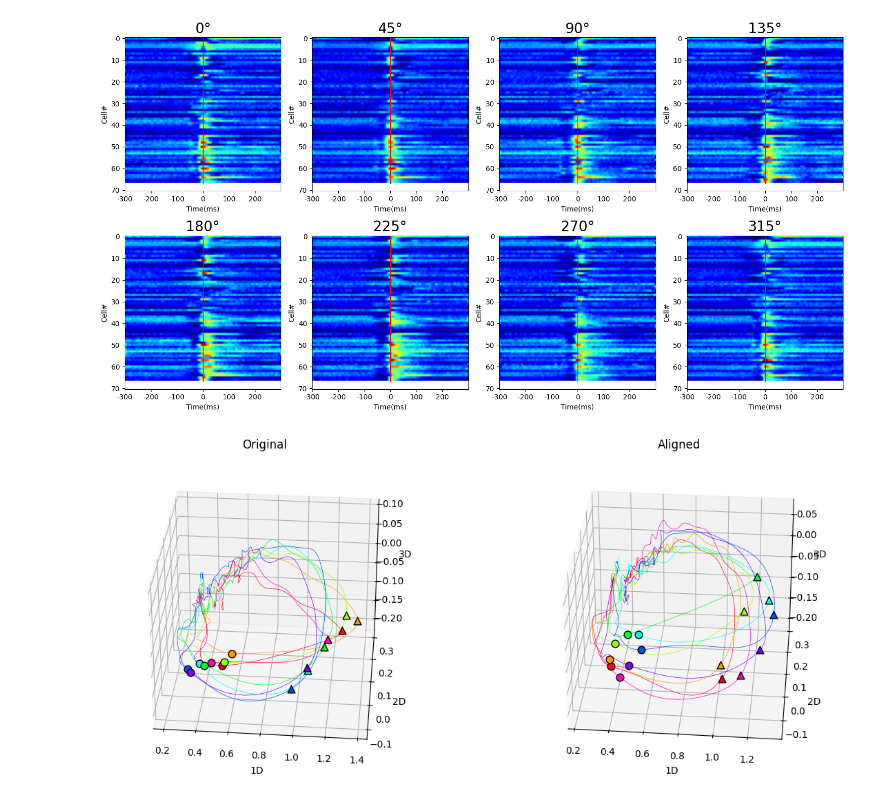
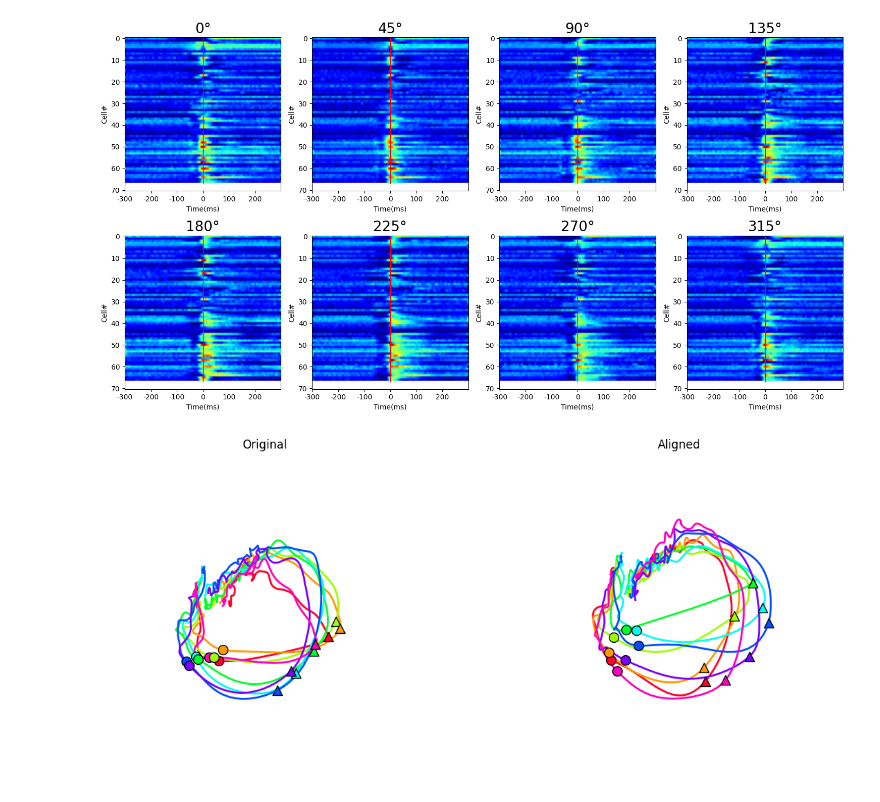
Before and after one commit to NeuroAI-IBS/fn_data_saccade, a Jupyter notebook: Data sorting/python_code/final_figures.ipynb, the cells around one changed output. Drawn from its saved outputs; the diff is of its cells as text; code cells hidden in the pictures.

```diff
--- a/Data sorting/python_code/final_figures.ipynb
+++ b/Data sorting/python_code/final_figures.ipynb
@@ -519,10 +519,10 @@ fig = plt.figure(constrained_layout=True,figsize=(12,5))
 ax = fig.add_subplot(1, 2, 1, projection='3d')
 for a in range(8):
     X = final_out2[a, 0]; Y = final_out2[a, 1]; Z = final_out2[a, 2]
-    ax.plot(X[200:500], Y[200:500], Z[200:500], label='parametric curve', color = C_list[a], linewidth = 0.5)
+    ax.plot(X[200:500], Y[200:500], Z[200:500], label='parametric curve', color = C_list[a], linewidth = 2)
 
-    ax.scatter(X[280], Y[280], Z[280], s=60, color = C_list[a], facecolors=C_list[a], edgecolors='black')
-    ax.scatter(X[300], Y[300], Z[300], marker='^', s=60, color = C_list[a], facecolors = C_list[a], edgecolors='black')
+    ax.scatter(X[280], Y[280], Z[280], s=100, color = C_list[a], facecolors=C_list[a], edgecolors='black')
+    ax.scatter(X[300], Y[300], Z[300], marker='^', s=100, color = C_list[a], facecolors = C_list[a], edgecolors='black')
 # X = final_out2[:, 0]; Y = final_out2[:, 1]; Z = final_out2[:, 2]
 # ax.plot(np.hstack([X[:, 280], X[0, 280]]),
 #         np.hstack([Y[:, 280], Y[0, 280]]),
@@ -544,37 +544,44 @@ ax.set_xlabel('1D'); ax.set_ylabel('2D'); ax.set_zlabel('3D')
 ax2 = fig.add_subplot(1, 2, 2, projection='3d')
 for a in range(8):
     X = final_out[a, 0]; Y = final_out[a, 1]; Z = final_out[a, 2]
-    ax2.plot(X[200:500], Y[200:500], Z[200:500], label='parametric curve', color = C_list[a], linewidth = 0.5)
-    ax2.scatter(X[280], Y[280], Z[280], s=60, color = C_list[a], facecolors=C_list[a], edgecolors='black')
-    ax2.scatter(X[300], Y[300], Z[300], marker='^', s=60, color = C_list[a], facecolors = C_list[a], edgecolors='black')
+    ax2.plot(X[200:500], Y[200:500], Z[200:500], label='parametric curve', color = C_list[a], linewidth = 2)
+    ax2.scatter(X[280], Y[280], Z[280], s=100, color = C_list[a], facecolors=C_list[a], edgecolors='black')
+    ax2.scatter(X[300], Y[300], Z[300], marker='^', s=100, color = C_list[a], facecolors = C_list[a], edgecolors='black')
 # X = final_out[:, 0]; Y = final_out[:, 1]; Z = final_out[:, 2]
 # ax2.plot(np.hstack([X[:, 280], X[0, 280]]),
 #         np.hstack([Y[:, 280], Y[0, 280]]),
 #         np.hstack([Z[:, 280], Z[0, 280]]),
 #         ls = '-', color = 'k')
 # ax2.plot(np.hstack([X[:, 300], X[0, 300]]),
 #         np.hstack([Y[:, 300], Y[0, 300]]),
 #         np.hstack([Z[:, 300], Z[0, 300]]),
 #         ls = '-', color = 'k')
 
 
 ax2.set_title("Aligned")
 ax2.set_xlabel('1D'); ax2.set_ylabel('2D'); ax2.set_zlabel('3D')
+ax.set_axis_off()
+# ax.xaxis.set_pane_color((1.0, 1.0, 1.0, 0.0))
+# ax.yaxis.set_pane_color((1.0, 1.0, 1.0, 0.0))
+# ax.zaxis.set_pane_color((1.0, 1.0, 1.0, 0.0))
+# ax.grid(False)
+
+ax2.set_axis_off()
 
 # animation
 def run(frame_number):
     ax.view_init(azim=225 + frame_number*2)
     ax2.view_init(azim=225 + frame_number*2)
 
 # rotation figure
-run(25)
+run(30)
 # plt.legend(loc='lower right', bbox_to_anchor=(1, 1))
-# plt.savefig('3d plot.jpg', dpi=300)
+plt.savefig('3d plot.jpg', dpi=300)
 plt.show()
 
 # make animation
 # anim = FuncAnimation(fig, run, frames=180, interval=20)
 # HTML(anim.to_jshtml())
 # anim.save('scatter.gif', writer='imagemagick', fps=25, dpi=80)
 # %% [output]
-[figure, old version]
+[figure, new version]
```
